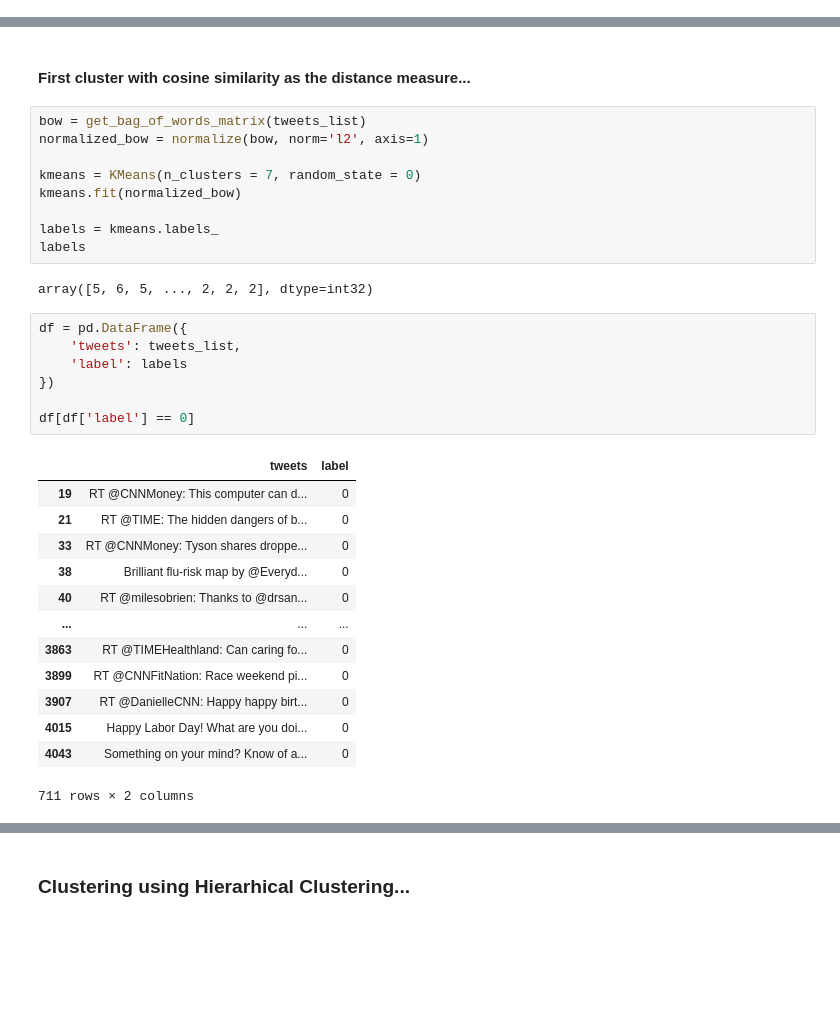
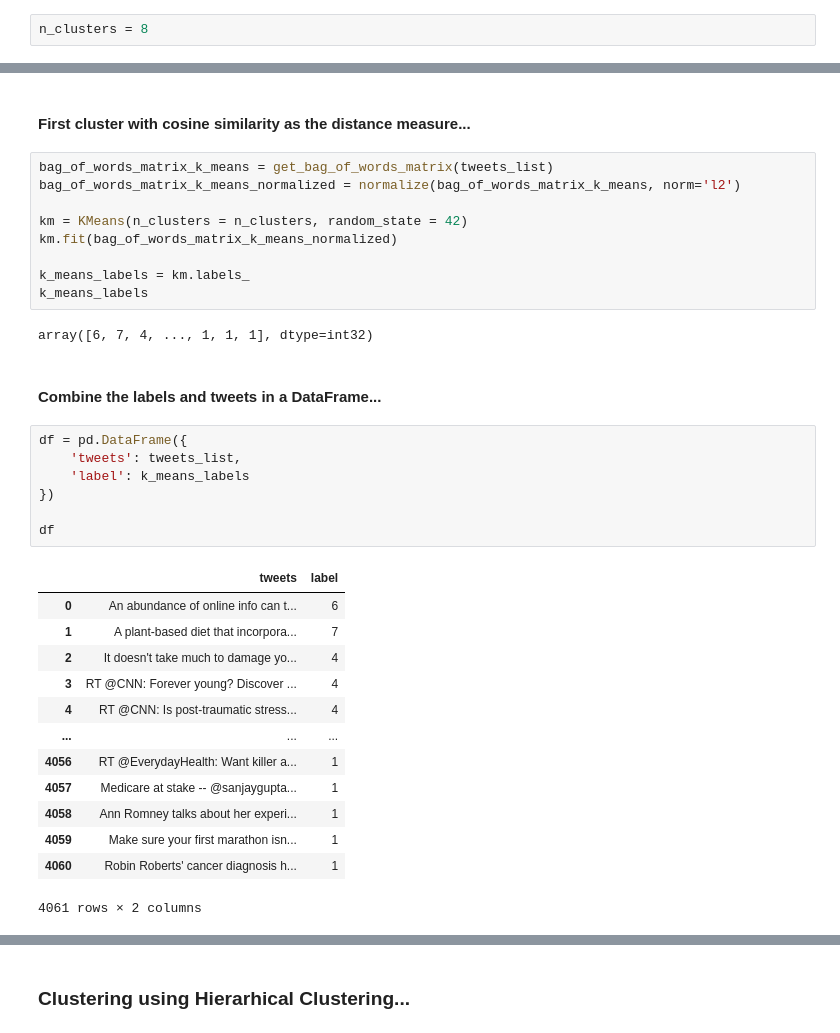
Before and after one commit to adamjbrennan/csds435-project2, a Jupyter notebook: project2.ipynb, the cells around one changed output, grey strips where cells are left out. Saved outputs shown, nothing was run; the diff lists cells and outputs as text; blank space fills up the shorter version.

```diff
--- a/project2.ipynb
+++ b/project2.ipynb
@@ -329,36 +351,40 @@ num_clusters = 7
+# %%
+n_clusters = 8
 # %% [markdown]
 ### Clustering using KMeans...
 # %% [markdown]
 #### First cluster with cosine similarity as the distance measure...
 # %%
-bow = get_bag_of_words_matrix(tweets_list)
-normalized_bow = normalize(bow, norm='l2', axis=1)
+bag_of_words_matrix_k_means = get_bag_of_words_matrix(tweets_list)
+bag_of_words_matrix_k_means_normalized = normalize(bag_of_words_matrix_k_means, norm='l2')
 
-kmeans = KMeans(n_clusters = 7, random_state = 0)
-kmeans.fit(normalized_bow)
+km = KMeans(n_clusters = n_clusters, random_state = 42)
+km.fit(bag_of_words_matrix_k_means_normalized)
 
-labels = kmeans.labels_
-labels
+k_means_labels = km.labels_
+k_means_labels
 # %% [output]
-array([5, 6, 5, ..., 2, 2, 2], dtype=int32)
+array([6, 7, 4, ..., 1, 1, 1], dtype=int32)
+# %% [markdown]
+#### Combine the labels and tweets in a DataFrame...
 # %%
 df = pd.DataFrame({
     'tweets': tweets_list,
-    'label': labels
+    'label': k_means_labels
 })
 
-df[df['label'] == 0]
+df
 # %% [output]
 |  | tweets | label |
-| 19 | RT @CNNMoney: This computer can d... | 0 |
-| 21 | RT @TIME: The hidden dangers of b... | 0 |
-| 33 | RT @CNNMoney: Tyson shares droppe... | 0 |
-| 38 | Brilliant flu-risk map by @Everyd... | 0 |
-| 40 | RT @milesobrien: Thanks to @drsan... | 0 |
+| 0 | An abundance of online info can t... | 6 |
+| 1 | A plant-based diet that incorpora... | 7 |
+| 2 | It doesn't take much to damage yo... | 4 |
+| 3 | RT @CNN: Forever young? Discover ... | 4 |
+| 4 | RT @CNN: Is post-traumatic stress... | 4 |
 | ... | ... | ... |
-| 3863 | RT @TIMEHealthland: Can caring fo... | 0 |
-| 3899 | RT @CNNFitNation: Race weekend pi... | 0 |
-| 3907 | RT @DanielleCNN: Happy happy birt... | 0 |
-| 4015 | Happy Labor Day! What are you doi... | 0 |
-| 4043 | Something on your mind? Know of a... | 0 |
+| 4056 | RT @EverydayHealth: Want killer a... | 1 |
+| 4057 | Medicare at stake -- @sanjaygupta... | 1 |
+| 4058 | Ann Romney talks about her experi... | 1 |
+| 4059 | Make sure your first marathon isn... | 1 |
+| 4060 | Robin Roberts' cancer diagnosis h... | 1 |
-711 rows × 2 columns
+4061 rows × 2 columns
```
Also changed, not shown: parts of 54 cells of this notebook.
